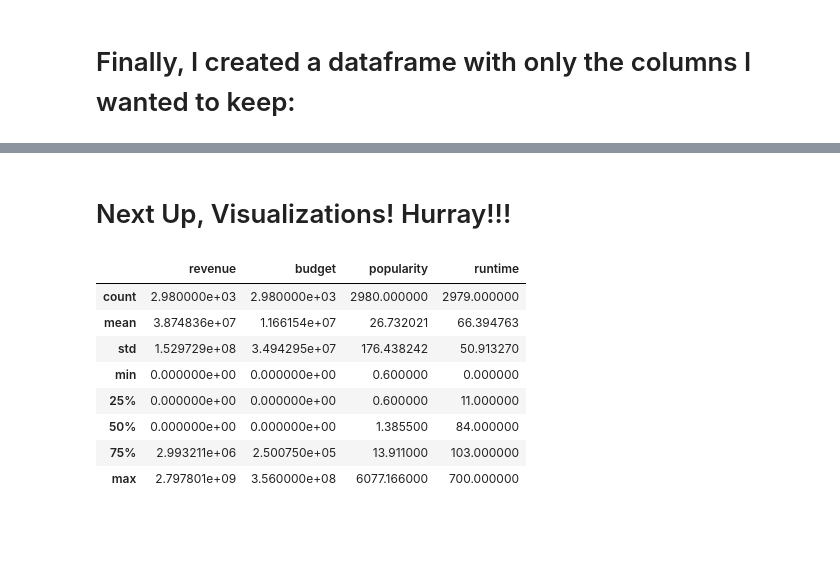
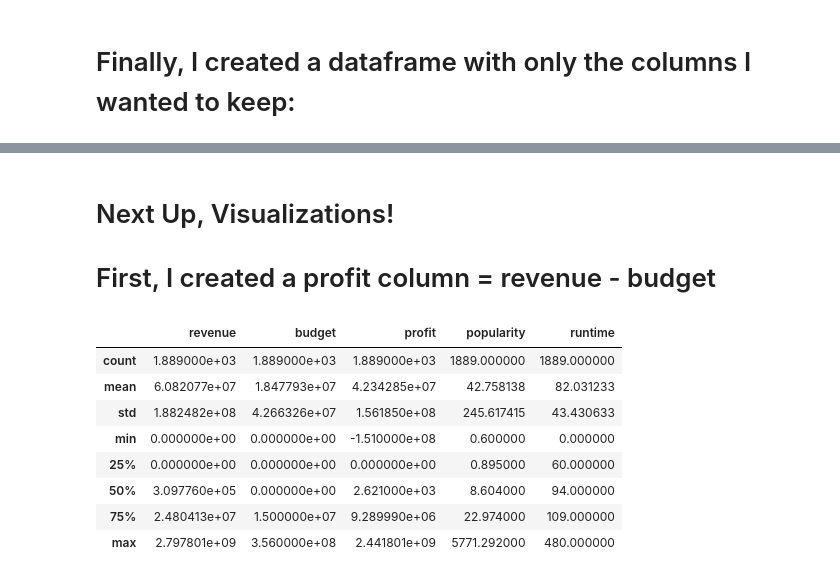
Before and after one commit to clairesarraille/tmdb, a Jupyter notebook: dsc-mod-1-project-v2-1-online-ds-sp-000-master/student.ipynb, the cells around one changed output, grey strips where cells are left out. Drawn from its saved outputs; the diff is of its cells as text; code cells hidden in the pictures; blank space fills up the shorter version.

```diff
--- a/dsc-mod-1-project-v2-1-online-ds-sp-000-master/student.ipynb
+++ b/dsc-mod-1-project-v2-1-online-ds-sp-000-master/student.ipynb
@@ -627,3 +641,6 @@ rows_with_NaN[['title', 'genres','genres_list_str']].iloc[0:3]
 | 276 | The Girl on the Mat | [] | NaN |
 | 302 | First Day Out | [] | NaN |
 | 303 | Wild Flowers | [] | NaN |
+# %%
+# Drop any rows where genres_list_str is NaN:
+df_details.dropna(subset = ["genres_list_str"], inplace=True)
@@ -651,8 +689,7 @@ def convert_to_list_of_dict(val):
     return val
 
 
-df_details['prod_list_dict'] = df_details.loc[:,
-                                                'production_companies'].apply(convert_to_list_of_dict)
+df_details['prod_list_dict'] = df_details.loc[:,'production_companies'].apply(convert_to_list_of_dict)
 # %%
 my_sample = df_details.loc[0:2, 'prod_list_dict']
 for mystery in my_sample:
@@ -717,3 +744,7 @@ rows_with_NaN[['title', 'genres_list_str','prod_list_str']].iloc[0:3]
 | 31 | Split | [Fantasy, Drama, Thriller, Crime] | NaN |
 | 201 | Hillsong: Let Hope Rise | [Documentary] | NaN |
 | 228 | Lulu the Movie | [Comedy] | NaN |
+# %%
+# Drop any rows where prod_list_str is NaN:
+
+df_details.dropna(subset = ["prod_list_nan"], inplace=True)
@@ -772,17 +840,20 @@ production_company            object
 runtime                      float64
 dtype: object
 # %% [markdown]
-# Next Up, Visualizations! Hurray!!!
+# Next Up, Visualizations!
+#  First, I created a profit column = revenue - budget
+# %%
+df['profit'] = df['revenue'] - df['budget']
 # %%
 # Get some statistics on revenue:
-df[['revenue','budget','popularity','runtime']].describe()
+df[['revenue','budget','profit','popularity','runtime']].describe()
 # %% [output]
-|  | revenue | budget | popularity | runtime |
-| count | 2.980000e+03 | 2.980000e+03 | 2980.000000 | 2979.000000 |
-| mean | 3.874836e+07 | 1.166154e+07 | 26.732021 | 66.394763 |
-| std | 1.529729e+08 | 3.494295e+07 | 176.438242 | 50.913270 |
-| min | 0.000000e+00 | 0.000000e+00 | 0.600000 | 0.000000 |
-| 25% | 0.000000e+00 | 0.000000e+00 | 0.600000 | 11.000000 |
-| 50% | 0.000000e+00 | 0.000000e+00 | 1.385500 | 84.000000 |
-| 75% | 2.993211e+06 | 2.500750e+05 | 13.911000 | 103.000000 |
-| max | 2.797801e+09 | 3.560000e+08 | 6077.166000 | 700.000000 |
+|  | revenue | budget | profit | popularity | runtime |
+| count | 1.889000e+03 | 1.889000e+03 | 1.889000e+03 | 1889.000000 | 1889.000000 |
+| mean | 6.082077e+07 | 1.847793e+07 | 4.234285e+07 | 42.758138 | 82.031233 |
+| std | 1.882482e+08 | 4.266326e+07 | 1.561850e+08 | 245.617415 | 43.430633 |
+| min | 0.000000e+00 | 0.000000e+00 | -1.510000e+08 | 0.600000 | 0.000000 |
+| 25% | 0.000000e+00 | 0.000000e+00 | 0.000000e+00 | 0.895000 | 60.000000 |
+| 50% | 3.097760e+05 | 0.000000e+00 | 2.621000e+03 | 8.604000 | 94.000000 |
+| 75% | 2.480413e+07 | 1.500000e+07 | 9.289990e+06 | 22.974000 | 109.000000 |
+| max | 2.797801e+09 | 3.560000e+08 | 2.441801e+09 | 5771.292000 | 480.000000 |
```
Also changed, not shown: parts of 51 cells of this notebook, 2 other files.
